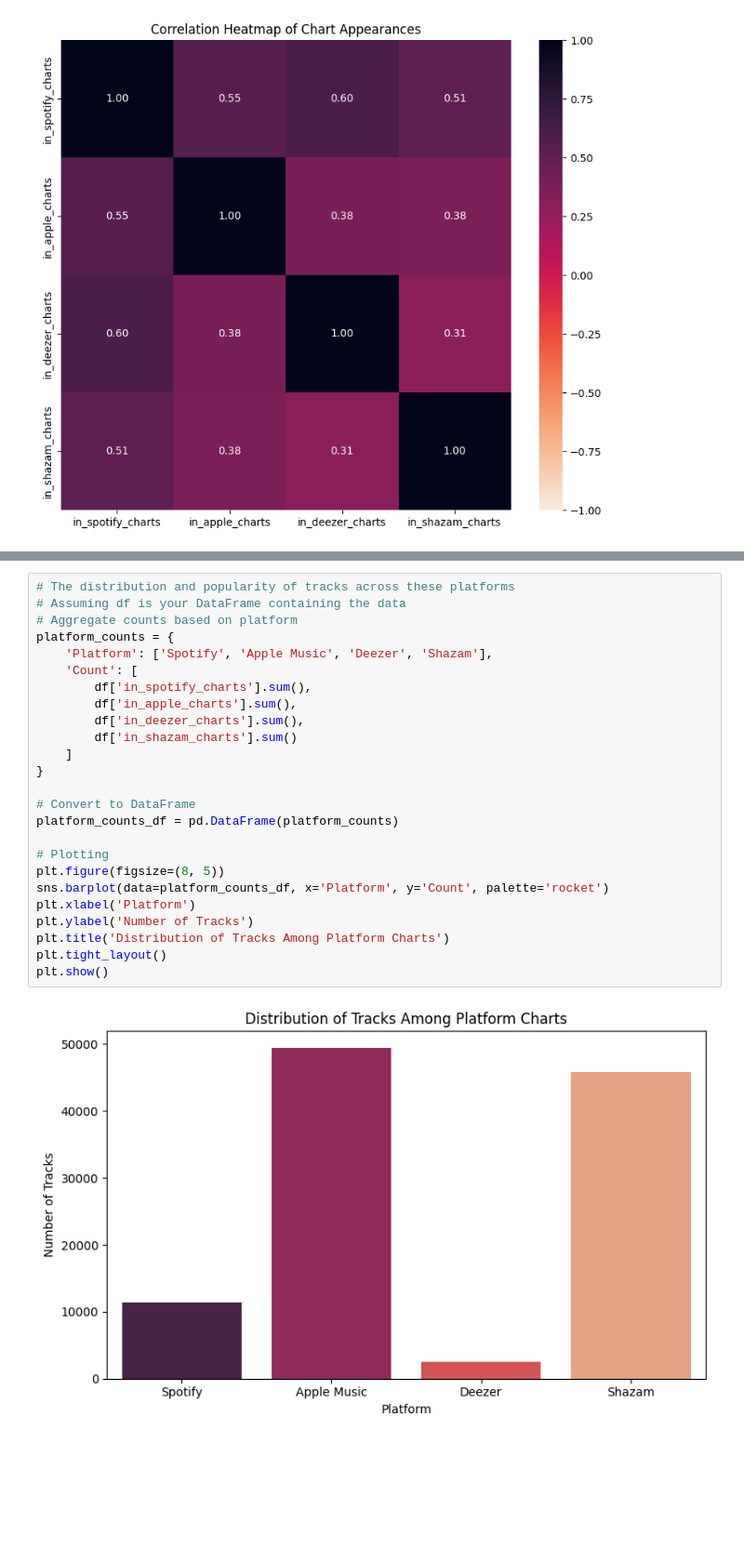
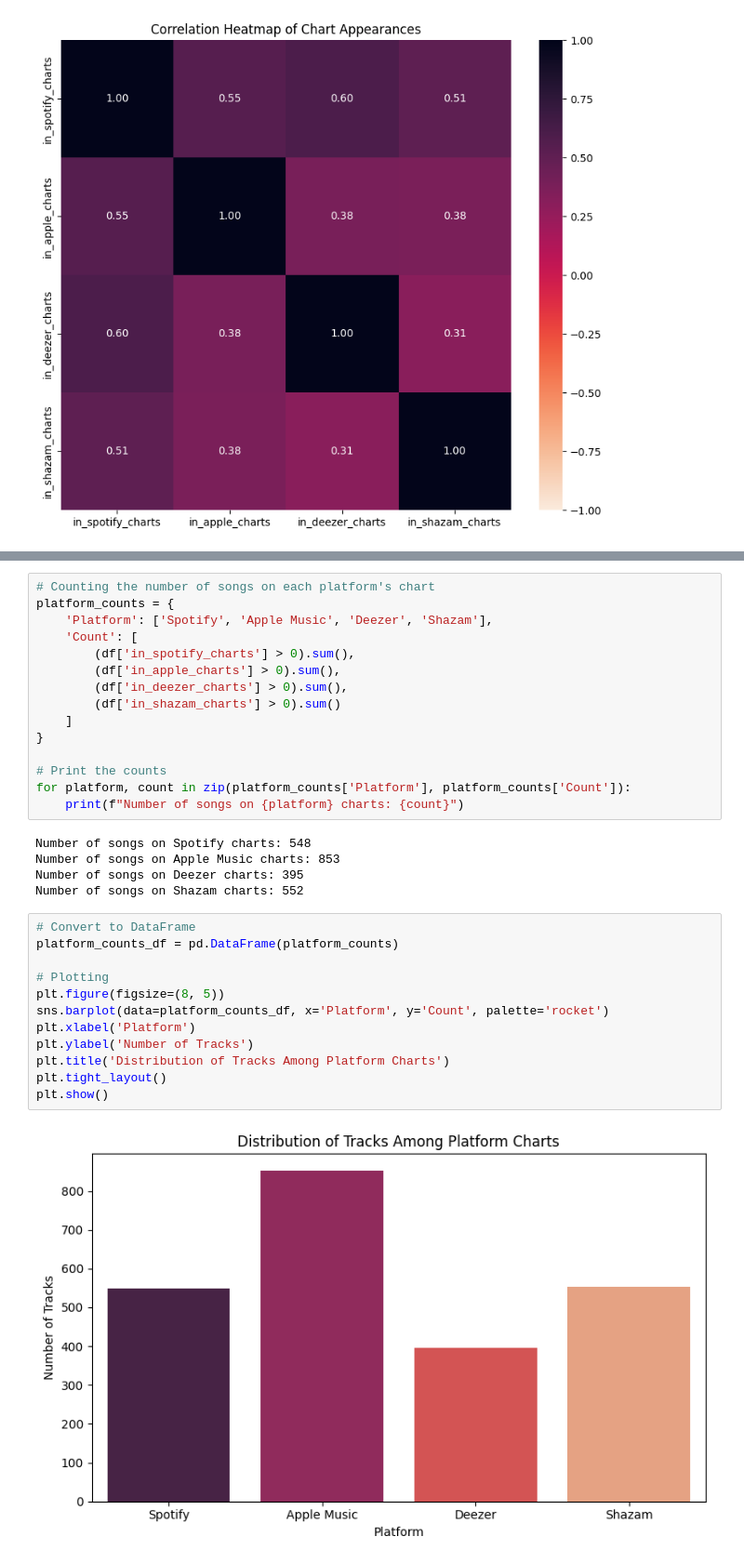
Before and after one commit to janaStani/CPA-MSSS, a Jupyter notebook: cross-platform-analysis.ipynb, the cells around one changed output, grey strips where cells are left out. Shown at 93% size. Saved outputs shown, nothing was run; the diff lists cells and outputs as text; blank space fills up the shorter version.

```diff
--- a/cross-platform-analysis.ipynb
+++ b/cross-platform-analysis.ipynb
@@ -236,27 +260,34 @@ There is a noticeable overlap in song popularity between Spotify, Deezer, and Ap
+# %%
+# Counting the number of songs on each platform's chart
+platform_counts = {
+    'Platform': ['Spotify', 'Apple Music', 'Deezer', 'Shazam'],
+    'Count': [
+        (df['in_spotify_charts'] > 0).sum(),
+        (df['in_apple_charts'] > 0).sum(),
+        (df['in_deezer_charts'] > 0).sum(),
+        (df['in_shazam_charts'] > 0).sum()
+    ]
+}
+
+# Print the counts
+for platform, count in zip(platform_counts['Platform'], platform_counts['Count']):
+    print(f"Number of songs on {platform} charts: {count}")
+# %% [output]
+Number of songs on Spotify charts: 548
+Number of songs on Apple Music charts: 853
+Number of songs on Deezer charts: 395
+Number of songs on Shazam charts: 552
 # %%
-# The distribution and popularity of tracks across these platforms
-# Assuming df is your DataFrame containing the data
-# Aggregate counts based on platform
-platform_counts = {
-    'Platform': ['Spotify', 'Apple Music', 'Deezer', 'Shazam'],
-    'Count': [
-        df['in_spotify_charts'].sum(),
-        df['in_apple_charts'].sum(),
-        df['in_deezer_charts'].sum(),
-        df['in_shazam_charts'].sum()
-    ]
-}
-
 # Convert to DataFrame
 platform_counts_df = pd.DataFrame(platform_counts)
 
 # Plotting
 plt.figure(figsize=(8, 5))
 sns.barplot(data=platform_counts_df, x='Platform', y='Count', palette='rocket')
 plt.xlabel('Platform')
 plt.ylabel('Number of Tracks')
 plt.title('Distribution of Tracks Among Platform Charts')
 plt.tight_layout()
 plt.show()
 # %% [output]
-[figure, old version]
+[figure, new version]
```
Also changed, not shown: parts of 12 cells of this notebook.
